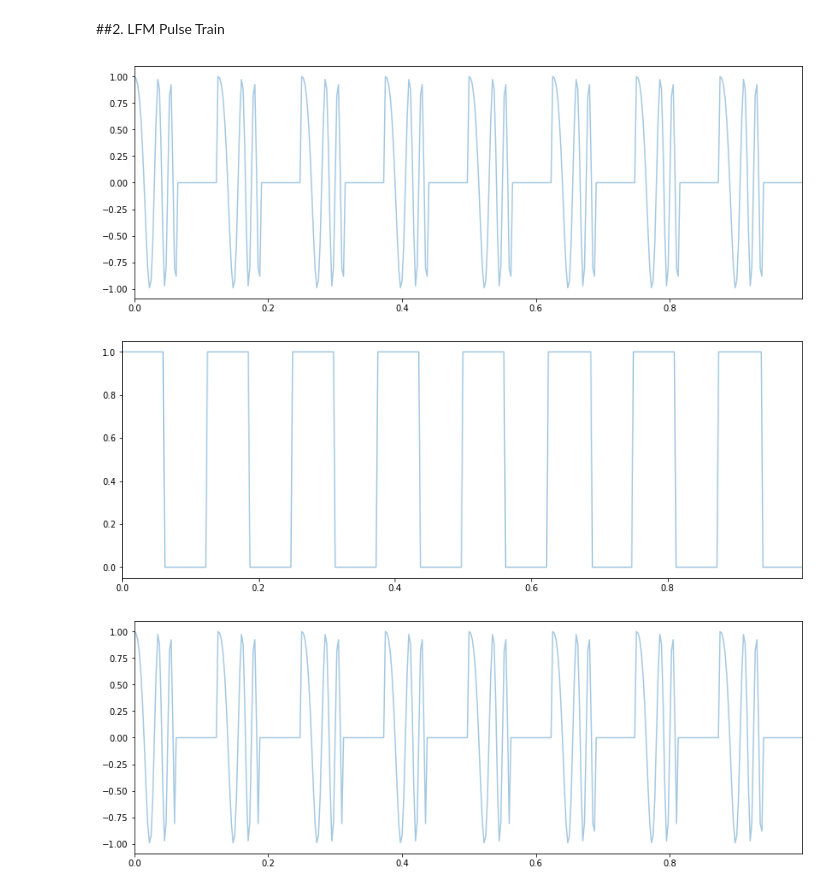
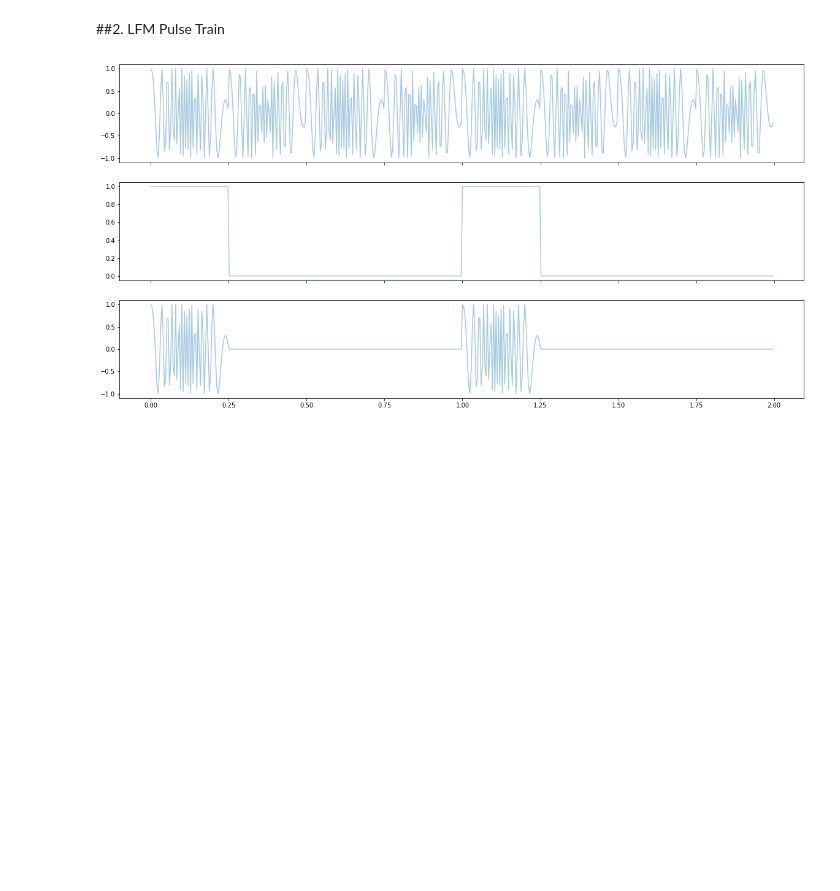
Before and after one commit to psukphranee/Python, a Jupyter notebook: SAR_scratch.ipynb, the cells around one changed output. Saved outputs shown, nothing was run; the diff lists cells and outputs as text; code cells hidden in the pictures; blank space fills up the shorter version.

```diff
--- a/SAR_scratch.ipynb
+++ b/SAR_scratch.ipynb
@@ -174,11 +174,11 @@ plt.show()
 # %% [markdown]
 ###4. Pulse Plotting Function
 # %%
-def plot_pulse(time, pulse, **kwargs):
+def plot_pulse(time, pulse, ax, **kwargs):
   t=time;
   pulse=pulse;
 
-  plt.figure(figsize=(14,5))
-  plt.plot(t, np.real(pulse), alpha=0.4, *kwargs)
-  plt.xlim([t[0],t[-1]])
-  plt.show()
+  # plt.figure(figsize=(14,5))
+  ax.plot(t, np.real(pulse), alpha=0.4, *kwargs)
+  # ax.xlim([t[0],t[-1]])
+  # ax.show()
@@ -362,23 +360,23 @@ plot_pulse(t, pulse_train*sin)
 # %% [markdown]
 ##2. LFM Pulse Train
 # %%
-f_p = 8 #pulse frequency
+f_p = 1 #pulse frequency
 w_p = 2*np.pi*f_p #angular frequency
-T_p = 1/f_p #period
+T_p = 1/f_p #period of pulse envelope
+duty_cycle = 0.25
 
-t = np.linspace(0, 1, 400, endpoint=False)
-t_modulus = t % T_p;
+t = np.linspace(0, 2, 500, endpoint=False)
+t_modulus = t % (T_p*duty_cycle);
 # display(t, t%f_p);
 
-pulse_train = (1/2)*signal.square(2 * np.pi * f_p * t)
+pulse_train = (1/2)*signal.square(2 * np.pi * f_p * t, duty=duty_cycle)
 pulse_train = pulse_train - min(pulse_train) #vertical offset and scale
 
-lfm_train = generate_LFM_Pulse(t_modulus, T_p/2, chirp_rate=1000, carrier_frequency=10, pulse_height=1)
+lfm_train = generate_LFM_Pulse(time_array=t_modulus, pulse_width=(T_p)*duty_cycle, chirp_rate=1000, carrier_frequency=10, pulse_height=1)
 
-plot_pulse(t, lfm_train)
-plot_pulse(t, pulse_train)
-plot_pulse(t, pulse_train*lfm_train)
+fig, ax = plt.subplots(3, 1, sharex=True, figsize=(20,10))
+plot_pulse(t, lfm_train, ax=ax[0])
+plot_pulse(t, pulse_train, ax=ax[1])
+plot_pulse(t, pulse_train*lfm_train, ax=ax[2])
 # %% [output]
-[figure, old version]
+[figure, new version]
-[figure, removed]
-[figure, removed]
```
Also changed, not shown: parts of 4 cells of this notebook.
